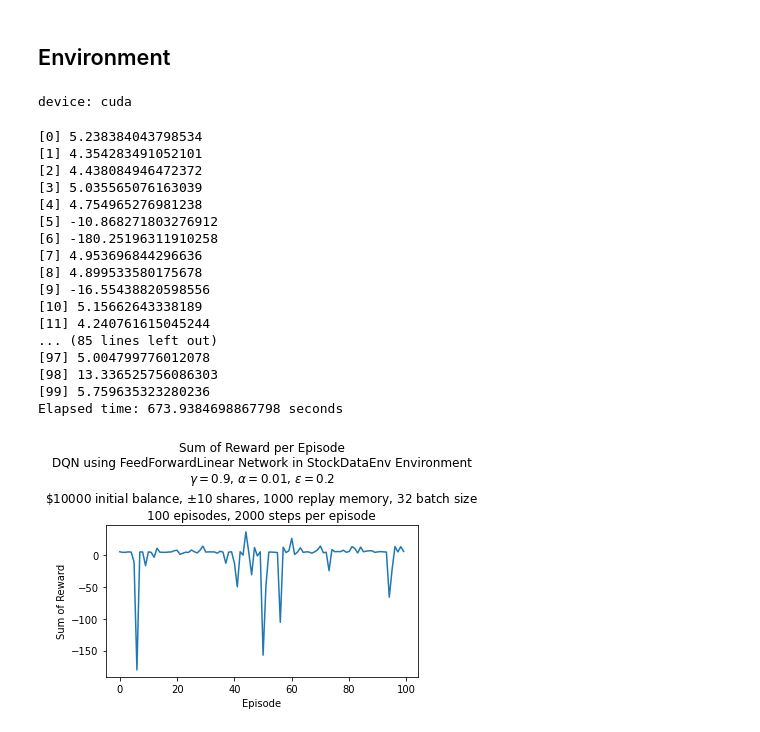
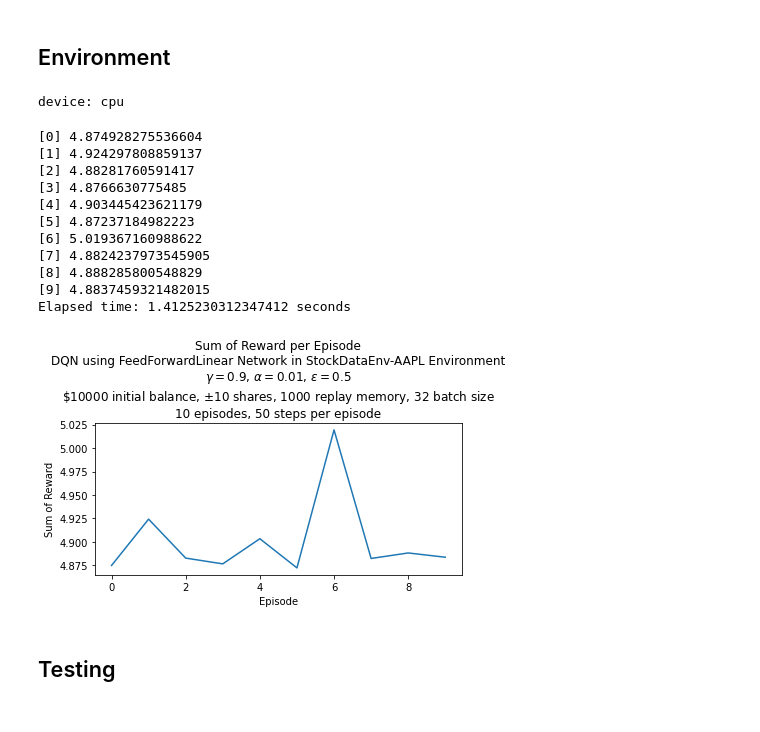
Before and after one commit to zanderman/smart-stock-rl, a Jupyter notebook: jupyter/experiments_dqn.ipynb, the cells around one changed output. Drawn from its saved outputs; the diff is of its cells as text; code cells hidden in the pictures.

```diff
--- a/jupyter/experiments_dqn.ipynb
+++ b/jupyter/experiments_dqn.ipynb
@@ -116,6 +101,7 @@ def timecontextprint(description='Elapsed time'):
 # %%
 def train(
     agent,
+    env: gym.Env,
     max_episodes: int = 1000,
     **kwargs,
     ) -> tuple[list[float], bool]:
@@ -132,7 +118,7 @@ def train(
 
     # Episode loop.
     for i in range(max_episodes):
-        reward = agent.run_episode(**kwargs)
+        reward = agent.run_episode(env=env, **kwargs)
         rewards.append(reward)
         # if i%100 == 0: print(f'[{i}] {reward}')
         print(f'[{i}] {reward}')
@@ -157,6 +145,7 @@ def train_QSFM(
 # %%
 def train_DQN(
     agent: ss.algorithms.deepq.dqn.DQN,
+    env: gym.Env,
     max_episodes: int = 1000,
     max_steps: int = None,
     target_update_freq: int = 10,
@@ -166,6 +155,7 @@ def train_DQN(
     """Train DQN agent."""
     return train(
         agent=agent,
+        env=env,
         max_episodes=max_episodes,
         max_steps=max_steps,
         target_update_freq=target_update_freq,
@@ -177,13 +196,8 @@ def train_DQN(
 # %%
 # Create stock environment using specific stock.
-df = dataset['aapl']
-start_balance = 10000
-max_stock = 10 # 1 # 100
-start_day = None
-env_name = 'StockDataEnv'
-env = ss.envs.StockDataEnv(
-    df=df,
-    start_balance=start_balance,
-    max_stock=max_stock,
-    start_day=start_day,
+env = build_env(
+    stock='aapl',
+    start_balance=10_000,
+    max_shares=10,
+    start_day=None,
 )
@@ -198,7 +205,7 @@ if RANDOM_SEED is not None:
 # Set tweakable parameters.
 gamma = 0.9 # Discount factor (should be in (0,1)).
 alpha = 0.01 # Step size.
-epsilon = 0.2 # Epsilon-greedy action selection (should be in (0,1)).
+epsilon = 0.5 # 0.2 # Epsilon-greedy action selection (should be in (0,1)).
 batch_size = 32
 memory_capacity = 1000
 target_update_freq = 10
@@ -230,7 +237,6 @@ criterion = torch.nn.SmoothL1Loss()
 
 # Build agent.
 agent = ss.algorithms.deepq.dqn.DQN(
-    env,
     policy,
     gamma,
     alpha,
@@ -240,48 +246,45 @@ agent = ss.algorithms.deepq.dqn.DQN(
     criterion
 )
 # %% [output]
-device: cuda
+device: cpu
 # %%
-max_episodes = 100 # 1000 # Upper-limit on number of possible episodes.
-max_steps = 2000
+max_episodes = 10 # 1000 # Upper-limit on number of possible episodes.
+max_steps = 50
 render = False
 render_mode = 'csv'
 
 # Train the agent
 with timecontextprint():
     rewards, found_soln = train_DQN(
         agent,
+        env,
         max_episodes,
         max_steps,
         target_update_freq,
         render,
         render_mode,
     )
 
 # Plot the rewards.
 plt.figure()
 plt.plot(rewards)
-plt.title(f"Sum of Reward per Episode\nDQN using FeedForwardLinear Network in {env_name} Environment\n$\gamma={gamma}$, $\\alpha={alpha}$, $\epsilon={epsilon}$\n\${start_balance} initial balance, $\pm${max_stock} shares, {memory_capacity} replay memory, {batch_size} batch size\n{max_episodes} episodes, {max_steps} steps per episode")
+plt.title(f"Sum of Reward per Episode\nDQN using FeedForwardLinear Network in {env.name} Environment\n$\gamma={gamma}$, $\\alpha={alpha}$, $\epsilon={epsilon}$\n\${env.start_balance} initial balance, $\pm${env.max_shares} shares, {memory_capacity} replay memory, {batch_size} batch size\n{max_episodes} episodes, {max_steps} steps per episode")
 plt.xlabel('Episode')
 plt.ylabel('Sum of Reward')
 plt.tight_layout()
 plt.show()
 # %% [output]
-[0] 5.238384043798534
-[1] 4.354283491052101
-[2] 4.438084946472372
-[3] 5.035565076163039
-[4] 4.754965276981238
-[5] -10.868271803276912
-[6] -180.25196311910258
-[7] 4.953696844296636
-[8] 4.899533580175678
-[9] -16.55438820598556
-[10] 5.15662643338189
-[11] 4.240761615045244
-... (85 lines left out)
-[97] 5.004799776012078
-[98] 13.336525756086303
-[99] 5.759635323280236
-Elapsed time: 673.9384698867798 seconds
+[0] 4.874928275536604
+[1] 4.924297808859137
+[2] 4.88281760591417
+[3] 4.8766630775485
+[4] 4.903445423621179
+[5] 4.87237184982223
+[6] 5.019367160988622
+[7] 4.8824237973545905
+[8] 4.888285800548829
+[9] 4.8837459321482015
+Elapsed time: 1.4125230312347412 seconds
-[figure, old version]
+[figure, new version]
+# %% [markdown]
+## Testing
```
Also changed, not shown: parts of 6 cells of this notebook.
